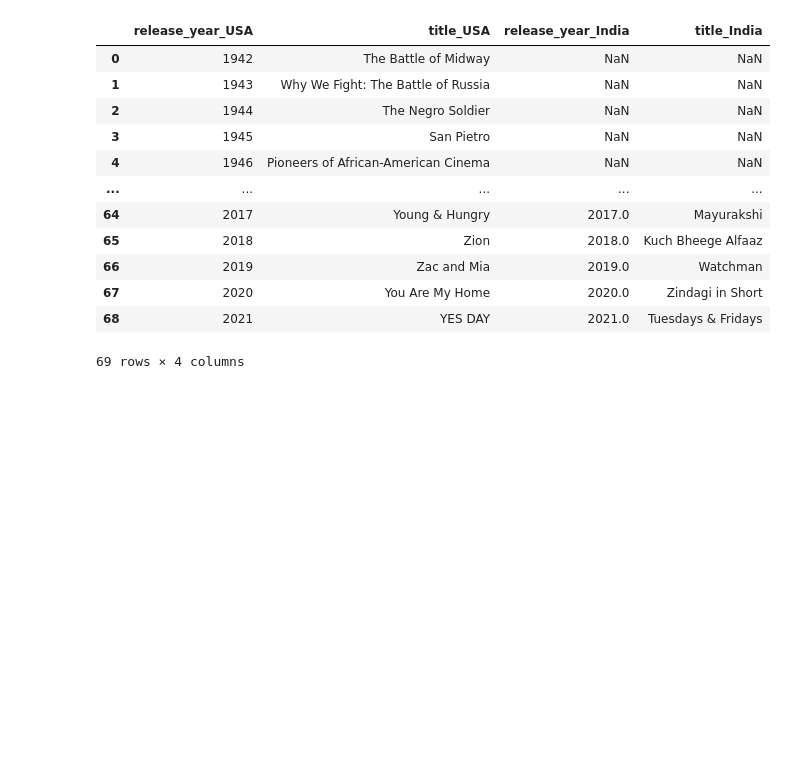
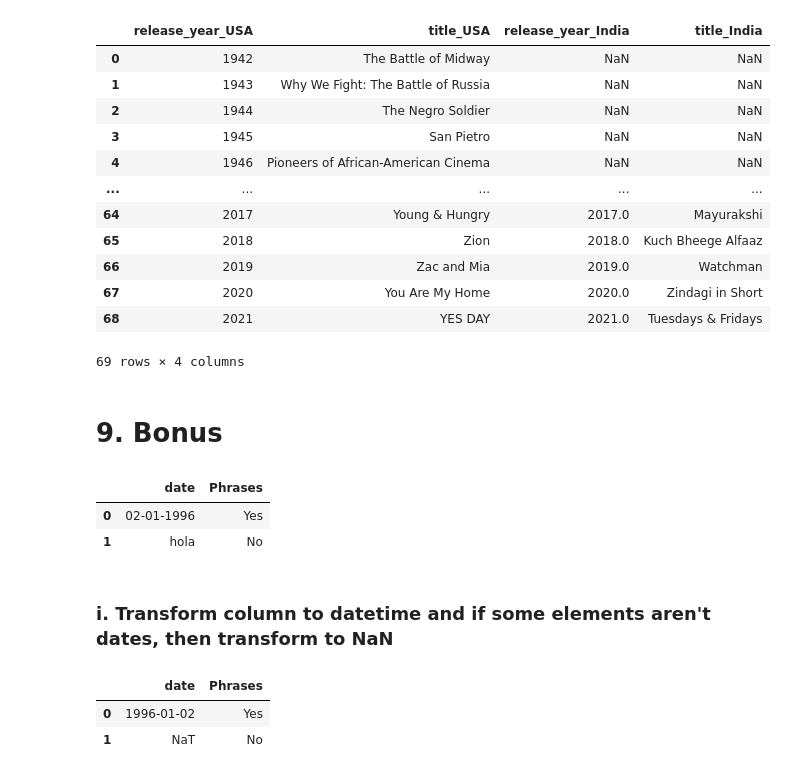
Before and after one commit to anvaldes/Repositorio_de_Proyectos, a Jupyter notebook: Data_Science_Contents/General_Topics/2. Pandas/Pandas.ipynb, the cells around one changed output. Drawn from its saved outputs; the diff is of its cells as text; code cells hidden in the pictures; blank space fills up the shorter version.

```diff
--- a/Data_Science_Contents/General_Topics/2. Pandas/Pandas.ipynb
+++ b/Data_Science_Contents/General_Topics/2. Pandas/Pandas.ipynb
@@ -1470,3 +1470,15 @@ df
 | 67 | 2020 | You Are My Home | 2020.0 | Zindagi in Short |
 | 68 | 2021 | YES DAY | 2021.0 | Tuesdays & Fridays |
 69 rows × 4 columns
+# %% [markdown]
+# 9. Bonus
+# %%
+df = pd.DataFrame({'date': ['02-01-1996', 'hola'], 'Phrases': ['Yes', 'No']})
+# %%
+df
+# %% [output]
+|  | date | Phrases |
+| 0 | 02-01-1996 | Yes |
+| 1 | hola | No |
+# %% [markdown]
+### i. Transform column to datetime and if some elements aren't dates, then transform to NaN
@@ -1472,0 +1487,6 @@ df
+# %%
+df
+# %% [output]
+|  | date | Phrases |
+| 0 | 1996-01-02 | Yes |
+| 1 | NaT | No |
```
Also changed, not shown: parts of 13 cells of this notebook, 3 other files.
